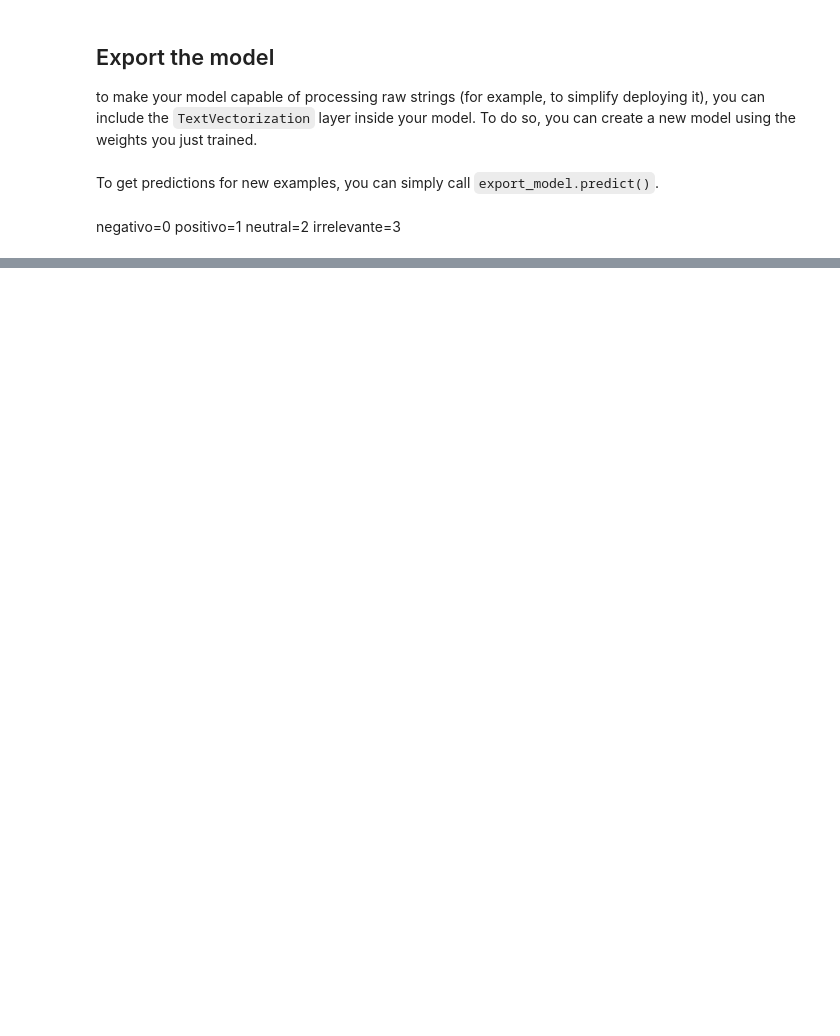
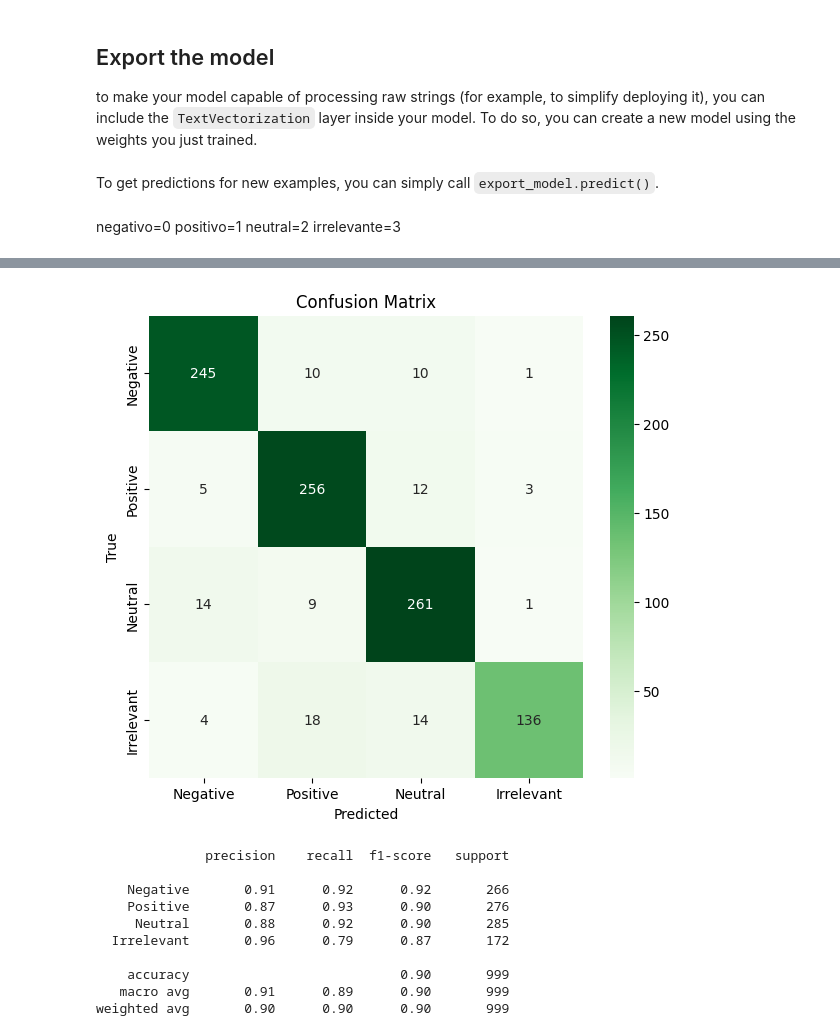
Before and after one commit to adiumx/Datascience, a Jupyter notebook: twitter_sentiment_analysis/sentimentAnalysis.ipynb, the cells around one changed output, grey strips where cells are left out. Drawn from its saved outputs; the diff is of its cells as text; code cells hidden in the pictures; blank space fills up the shorter version.

```diff
--- a/twitter_sentiment_analysis/sentimentAnalysis.ipynb
+++ b/twitter_sentiment_analysis/sentimentAnalysis.ipynb
@@ -351,7 +393,7 @@ array([   3,  111,  396,    4,    2, 6950,    5,    3,   50,  422,   13,
 # use the predefined word embeddings
 # %%
 # Define path to file containing the embeddings
-glove_file = './glove.twitter.27B.100d.txt'
+glove_file = './glove.6B.100d.txt'
 
 # Initialize an empty embeddings index dictionary
 glove_embeddings = {}
@@ -506,11 +543,11 @@ len(train_dataset_final)*128
 # %%
 # Take an example batch of data
-example_batch = train_dataset.take(1)
+example_batch = train_dataset_batched.take(1)
 
 try:
 	model_lstm.evaluate(example_batch, verbose=False)
-except:
-	print("Your model is not compatible with the dataset you defined earlier. Check that the loss function and last layer are compatible with one another.")
+except Exception as e:
+	print("Your model is not compatible with the dataset you defined earlier. Check that the loss function and last layer are compatible with one another.", e)
 else:
 	predictions = model_lstm.predict(example_batch, verbose=False)
 	print(f"predictions have shape: {predictions.shape}")
@@ -535,0 +558,5 @@ Epoch 6/6
+# %%
+for inputs, labels in example_batch:
+    print(f"Input shape: {inputs.shape}")   # Should be (Batch, MAX_LENGTH)
+    print(f"Labels shape: {labels.shape}") # Should be (Batch,) - If it's (Batch, 1) then that's the error.
+    print(f"Labels type: {labels.dtype}")   # Should be int32 or int64
@@ -586,4 +647,7 @@ To get predictions for new examples, you can simply call `export_model.predict()
 # %% [markdown]
 negativo=0 positivo=1 neutral=2 irrelevante=3
 # %%
-loaded_model = tf.keras.models.load_model("twitter_sentiment_model.keras")
+loaded_model = tf.keras.models.load_model(
+    "twitter_sentiment_model.keras",
+    custom_objects={'custom_standardization': custom_standardization}
+)
@@ -612,0 +662,38 @@ array([[0.17773926, 0.46533918, 0.17912018, 0.1778014 ],
+# %%
+import numpy as np
+from sklearn.metrics import confusion_matrix, classification_report
+import seaborn as sns
+
+import matplotlib.pyplot as plt
+
+y_true = []
+y_pred = []
+for inputs, labels in test_ds_for_eval:
+    preds = loaded_model.predict(inputs, verbose=0)
+    y_pred.extend(np.argmax(preds, axis=1).tolist())
+    y_true.extend(labels.numpy().tolist())
+
+y_true = np.array(y_true, dtype=int)
+y_pred = np.array(y_pred, dtype=int)
+
+cm = confusion_matrix(y_true, y_pred)
+plt.figure(figsize=(7,6))
+sns.heatmap(cm, annot=True, fmt='d', cmap='Greens', xticklabels=vocabulary1, yticklabels=vocabulary1)
+plt.xlabel('Predicted')
+plt.ylabel('True')
+plt.title('Confusion Matrix')
+plt.show()
+
+print(classification_report(y_true, y_pred, target_names=vocabulary1))
+# %% [output]
+[figure, added]
+              precision    recall  f1-score   support
+
+    Negative       0.91      0.92      0.92       266
+    Positive       0.87      0.93      0.90       276
+     Neutral       0.88      0.92      0.90       285
+  Irrelevant       0.96      0.79      0.87       172
+
+    accuracy                           0.90       999
+   macro avg       0.91      0.89      0.90       999
+weighted avg       0.90      0.90      0.90       999
```
Also changed, not shown: parts of 93 cells of this notebook.
